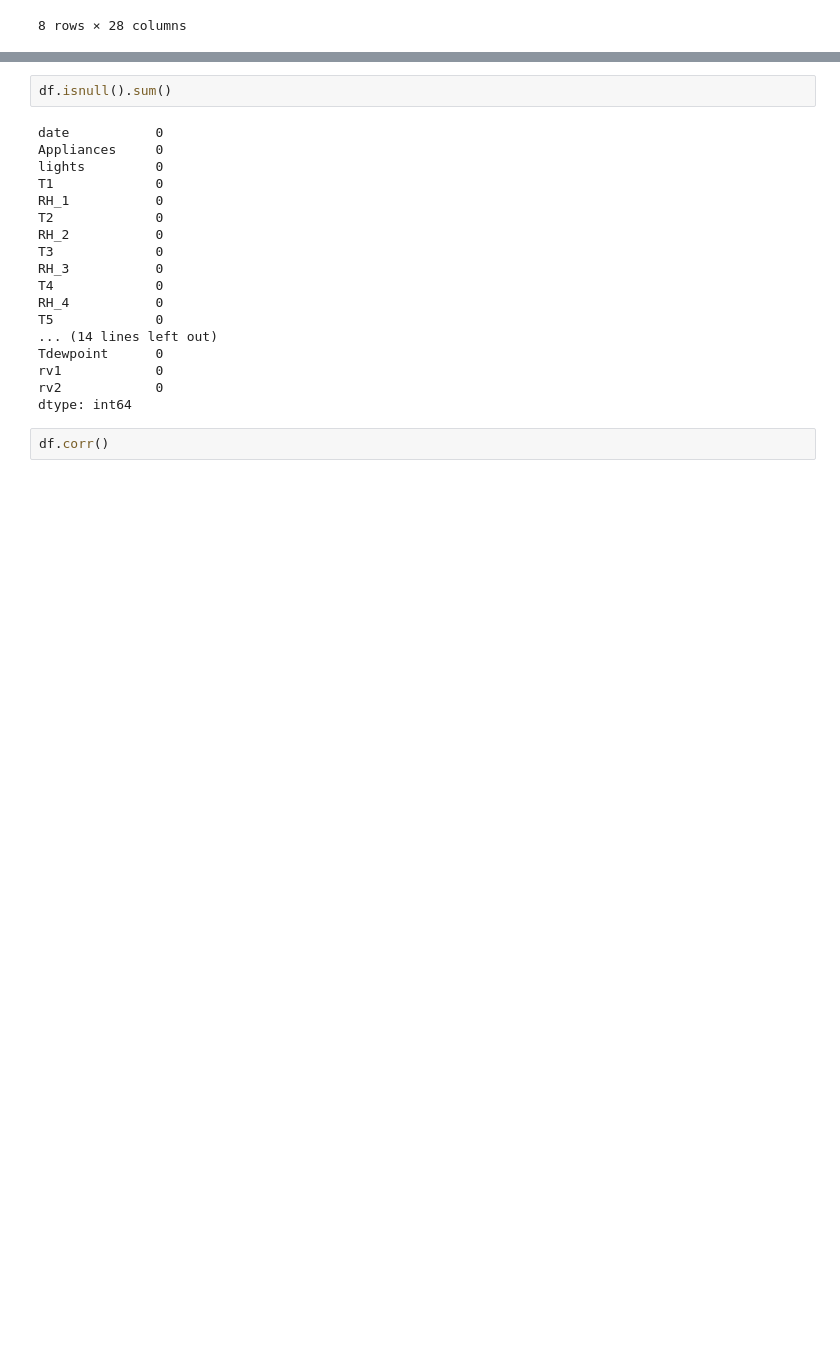
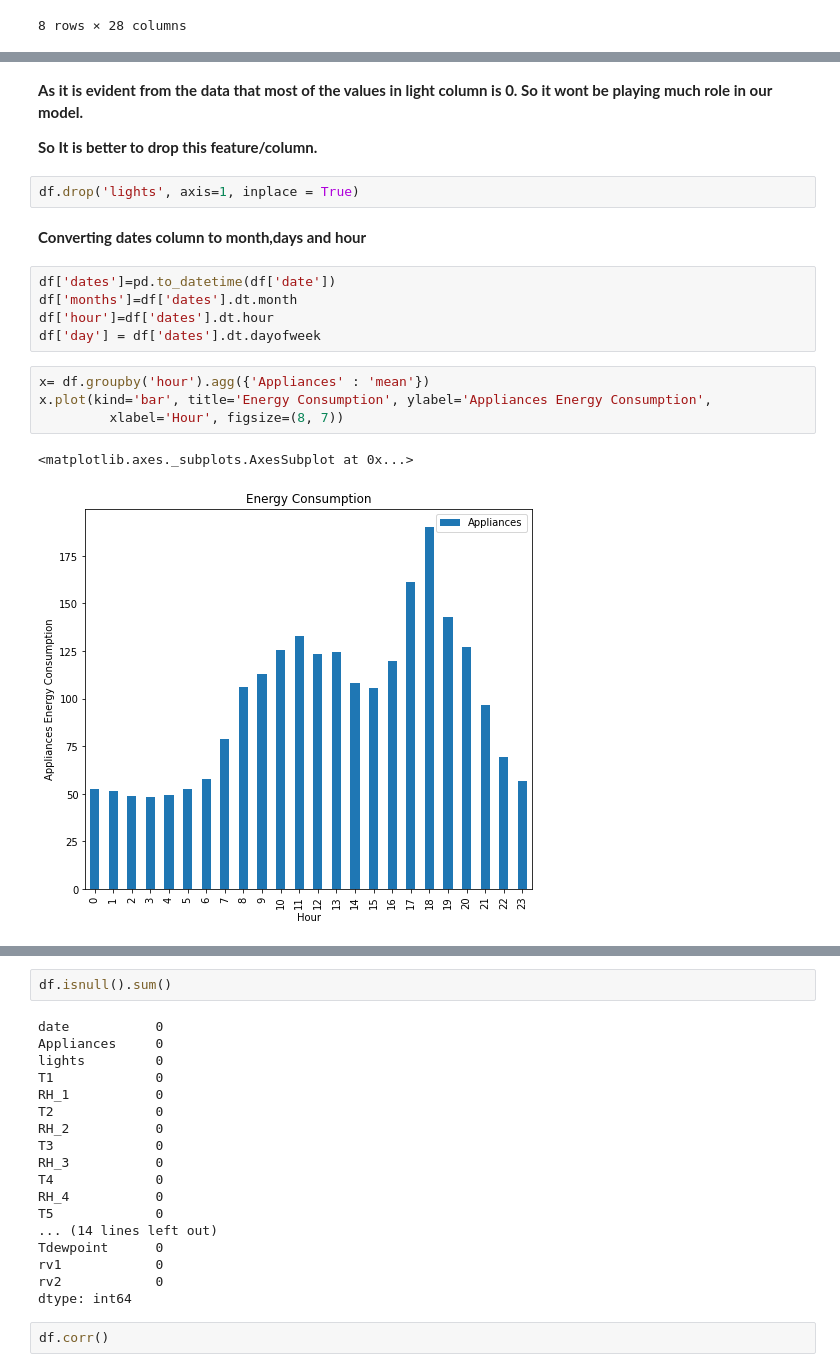
Before and after one commit to deepakpracheta/Household-Appliances-Energy-Prediction, a Jupyter notebook: Supervised_ML_Appliances_Energy_Prediction.ipynb, the cells around one changed output, grey strips where cells are left out. Drawn from its saved outputs; the diff is of its cells as text; blank space fills up the shorter version.

```diff
--- a/Supervised_ML_Appliances_Energy_Prediction.ipynb
+++ b/Supervised_ML_Appliances_Energy_Prediction.ipynb
@@ -126,0 +169,20 @@ Light Columns has majority of values as 0.
+# %% [markdown]
+**As it is evident from the data that most of the values in light column is 0. So it wont be playing much role in our model.**
+
+**So It is better to drop this feature/column.**
+# %%
+df.drop('lights', axis=1, inplace = True)
+# %% [markdown]
+**Converting dates column to month,days and hour**
+# %%
+df['dates']=pd.to_datetime(df['date'])
+df['months']=df['dates'].dt.month
+df['hour']=df['dates'].dt.hour
+df['day'] = df['dates'].dt.dayofweek
+# %%
+x= df.groupby('hour').agg({'Appliances' : 'mean'})
+x.plot(kind='bar', title='Energy Consumption', ylabel='Appliances Energy Consumption',
+         xlabel='Hour', figsize=(8, 7))
+# %% [output]
+<matplotlib.axes._subplots.AxesSubplot at 0x...>
+[figure, added]
```
Also changed, not shown: parts of 9 cells of this notebook.
